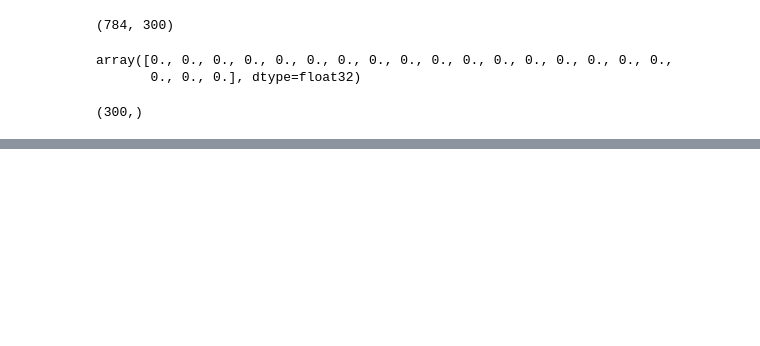
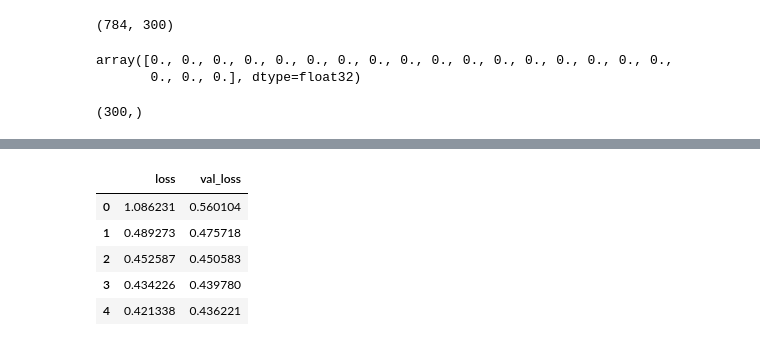
Before and after one commit to Aegis1863/ML_practice, a Jupyter notebook: 机器学习实战笔记/Keras人工神经网络.ipynb, the cells around one changed output, grey strips where cells are left out. Cells and saved outputs as stored; diff of their text form; code cells hidden in the pictures; blank space fills up the shorter version.

```diff
--- a/机器学习实战笔记/Keras人工神经网络.ipynb
+++ b/机器学习实战笔记/Keras人工神经网络.ipynb
@@ -116,0 +288,9 @@ biases.shape
+# %%
+pd.DataFrame(history.history).head()
+# %% [output]
+|  | loss | val_loss |
+| 0 | 1.086231 | 0.560104 |
+| 1 | 0.489273 | 0.475718 |
+| 2 | 0.452587 | 0.450583 |
+| 3 | 0.434226 | 0.439780 |
+| 4 | 0.421338 | 0.436221 |
```
Also changed, not shown: parts of 72 cells of this notebook, 1 other file.
